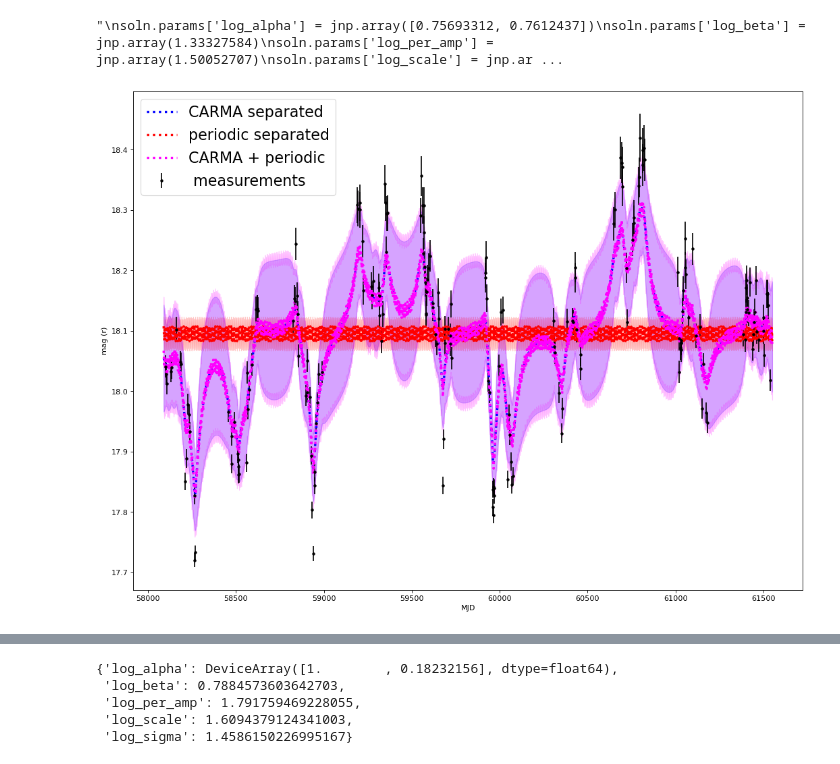
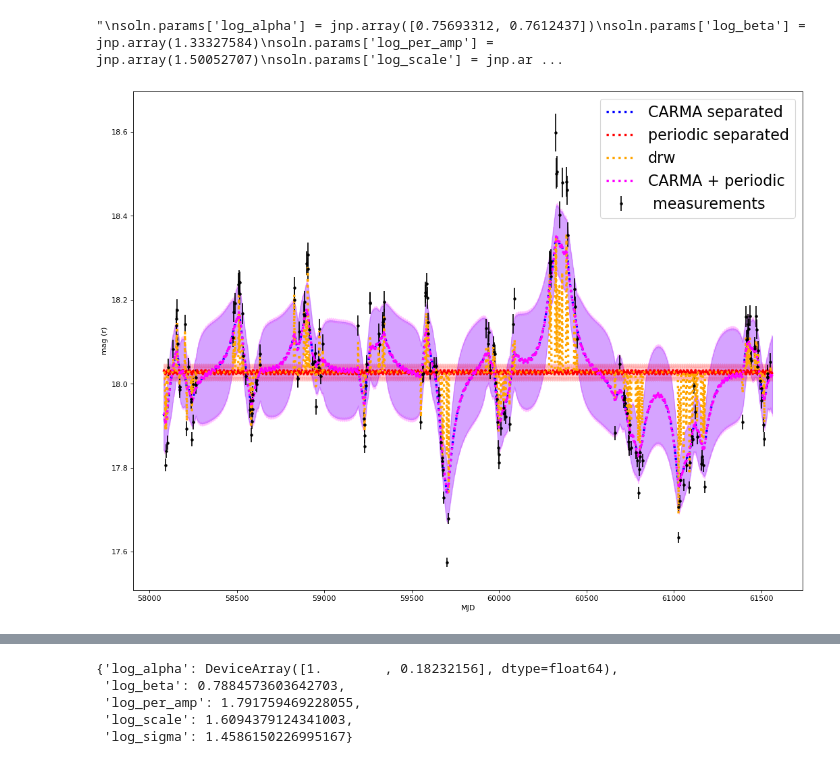
Before and after one commit to nevencaplar/epyc_notebooks, a Jupyter notebook: tiny_lsst2.ipynb, the cells around one changed output, grey strips where cells are left out. Saved outputs shown, nothing was run; the diff lists cells and outputs as text; code cells hidden in the pictures.

```diff
--- a/tiny_lsst2.ipynb
+++ b/tiny_lsst2.ipynb
@@ -404,11 +401,18 @@ DRW_kernel = DRW_term(np.log(amp), np.log(tau))
 t, y, yerr = gpSimRand(DRW_kernel, 10, 365*10, 200)
 mjd = t + 58000
 
+alpha_1, beta_0 = DRW_kernel.get_carma_parameter()
+print('alpha_1, beta_0: ' + str(alpha_1) +','+ str(beta_0))
+
+# simulate periodic component
+y_per = np.sin(t/200)*0.2
+
 mag = y + 18
 # periodic component added
 mag_per = y + 18 + y_per
 
 magerr = yerr
-plt.errorbar(mjd, mag, magerr, fmt='.')
-plt.errorbar(mjd, y + 18, magerr, fmt='.')
+plt.errorbar(mjd, mag, magerr, fmt='.', label = 'stochastic')
+plt.errorbar(mjd, mag_per, magerr, fmt='.', label = 'stochastic + period')
+plt.legend()
 # %% [output]
@@ -442,0 +593,13 @@ alt_theta_init
+# %%
+list_fun_val_test_drw = []
+list_of_theta_init_drw = []
+for j in range(200):
+    alt_theta_init_drw = create_alt_theta_drw_init(theta_drw_init, rs = j)
+    list_of_theta_init_drw.append(list(alt_theta_init_drw.values()))
+    soln_drw = solver_drw.run(alt_theta_init_drw, t=mjd, y=mag, yerr=magerr)
+    list_fun_val_test_drw.append([soln_drw.state.fun_val.item(),
+                        float(soln_drw.params['log_alpha']),
+                        float(soln_drw.params['log_beta'])])
+
+array_theta_init_drw = np.array(list_of_theta_init_drw)
+array_fun_val_test_drw = np.array(list_fun_val_test_drw)
@@ -457,3 +665,13 @@ soln.params
  'log_per_amp': DeviceArray(8.90808084, dtype=float64),
  'log_scale': DeviceArray(0.88919417, dtype=float64),
  'log_sigma': DeviceArray(2.85201028, dtype=float64)}
+# %%
+best_sol_test_drw = array_fun_val_test_drw[array_fun_val_test_drw[:,0]==np.min(array_fun_val_test_drw[:,0])][0]
+
+soln_drw.params['log_alpha'] = jnp.array(best_sol_test_drw[1])
+soln_drw.params['log_beta'] = jnp.array(best_sol_test_drw[2])
+print(best_sol_test_drw[0])
+soln_drw.params
+
+# soln_drw.params['log_alpha'] = jnp.array(np.log(0.01))
+# soln_drw.params['log_beta'] = jnp.array(np.log(0.02828))
@@ -479,32 +721,38 @@ with suppress_stdout_stderr():
     mu, var = cond_gp.loc, cond_gp.variance
 
     mu_carma = gp.condition(mag, x, kernel=gp.kernel.kernel1).gp.loc
     var_carma = gp.condition(mag, x, kernel=gp.kernel.kernel1).gp.variance
 
     mu_periodic = gp.condition(mag, x, kernel=gp.kernel.kernel2).gp.loc
     var_periodic = gp.condition(mag, x, kernel=gp.kernel.kernel2).gp.variance
 
+    gp_drw = build_drw_gp(soln_drw.params, mjd, mag, magerr)
+    cond_gp_drw = gp_drw.condition(mag, x).gp
+    mu_drw, var_drw = cond_gp_drw.loc, cond_gp_drw.variance
+
 
 plt.figure(num=None, figsize=(16, 12), dpi=80, facecolor='w', edgecolor='k')
 #plt.scatter(mjd, 18 + y_per label = ' truth')
 #plt.plot(x,np.sin(x/200)*0.2+18)
 
 plt.errorbar(mjd, mag, yerr=magerr, fmt=".k", capsize=0, label = ' measurements')
 
 plt.plot(x, mu_carma, color="blue", ls=':',lw=3, label = 'CARMA separated')
 plt.plot(x, mu_periodic, color="red", ls=':', lw=3, label = 'periodic separated')
+
+plt.plot(x, mu_drw, color="orange", ls=':', lw=3, label = 'drw')
 
 plt.fill_between(x, mu_carma + np.sqrt(var_carma),
                  mu_carma- np.sqrt(var_carma), color="blue", alpha=0.2)
 plt.fill_between(x, mu_periodic + np.sqrt(var_periodic),
                  mu_periodic - np.sqrt(var_periodic), color="red", alpha=0.2)
 
 plt.fill_between(x, mu + np.sqrt(var), mu - np.sqrt(var), color="magenta", alpha=0.2)
 plt.plot(x, mu, color="magenta", lw=3, ls=':', label = 'CARMA + periodic')
 
 plt.xlabel("MJD")
 plt.ylabel("mag (r)")
 plt.legend(fontsize = 20);
 # %% [output]
-[figure, old version]
+[figure, new version]
 # %%
```
Also changed, not shown: parts of 35 cells of this notebook, 4 other files.
